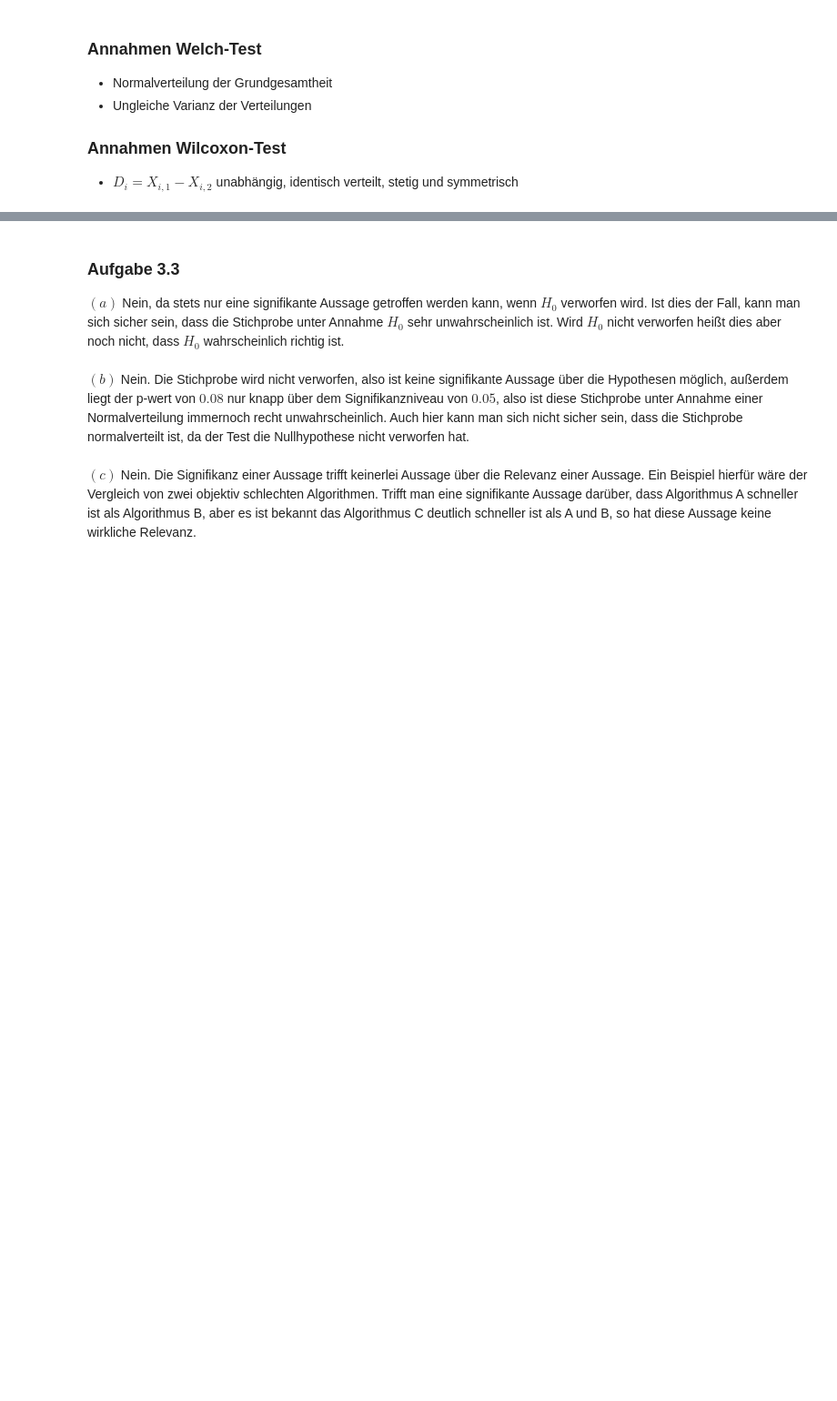
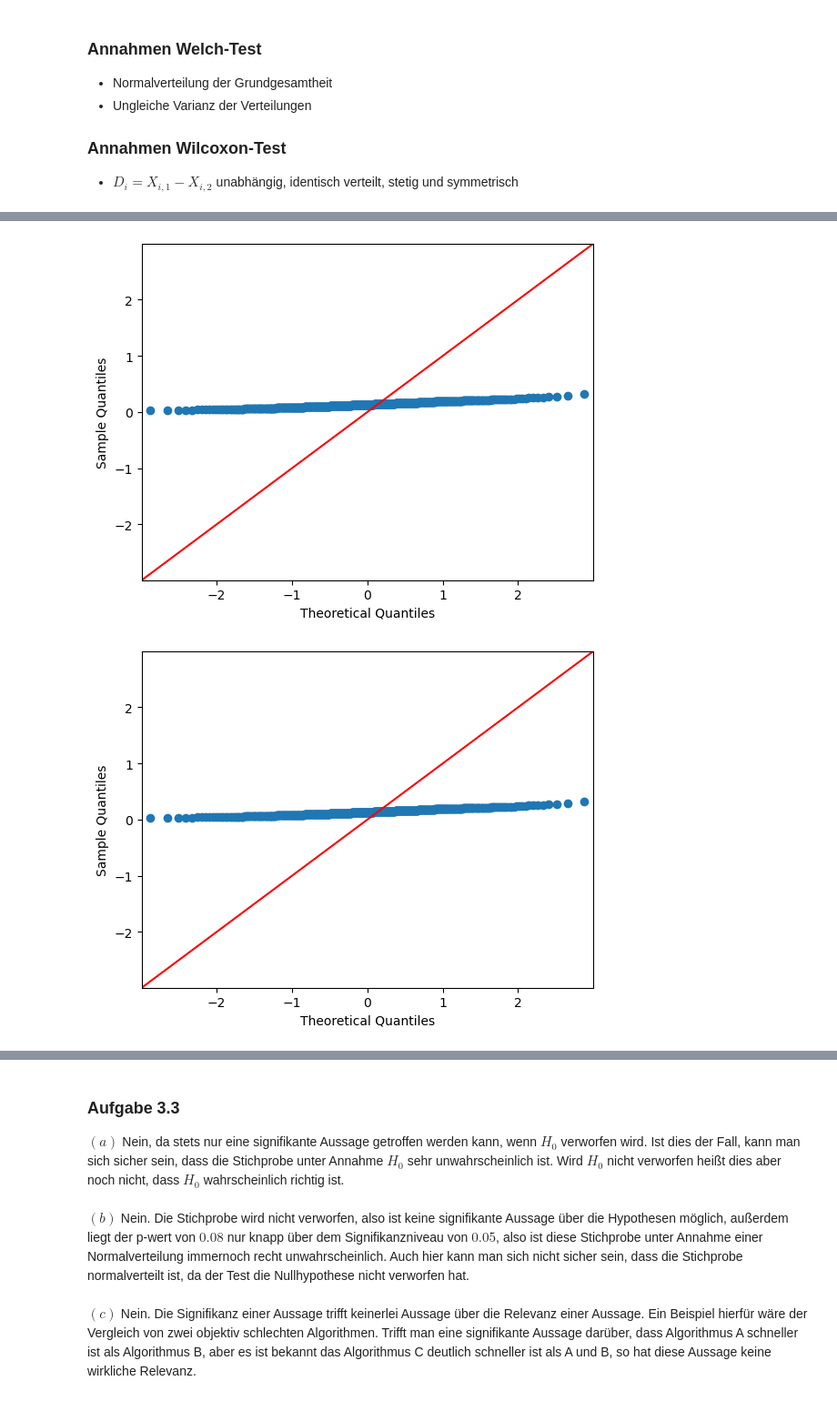
Before and after one commit to tobiaslotz/PO, a Jupyter notebook: PO_Blatt03.ipynb, the cells around one changed output, grey strips where cells are left out. Shown: that part at 91% size. Cells and saved outputs as stored; diff of their text form; code cells hidden in the pictures; blank space fills up the shorter version.

```diff
--- a/PO_Blatt03.ipynb
+++ b/PO_Blatt03.ipynb
@@ -165,0 +176,5 @@ sm.qqplot(medians, line='45')
+# %%
+sm.qqplot(medians[1500:2000], line='45')
+# %% [output]
+[figure, added]
+[figure, added]
```
Also changed, not shown: parts of 15 cells of this notebook.
